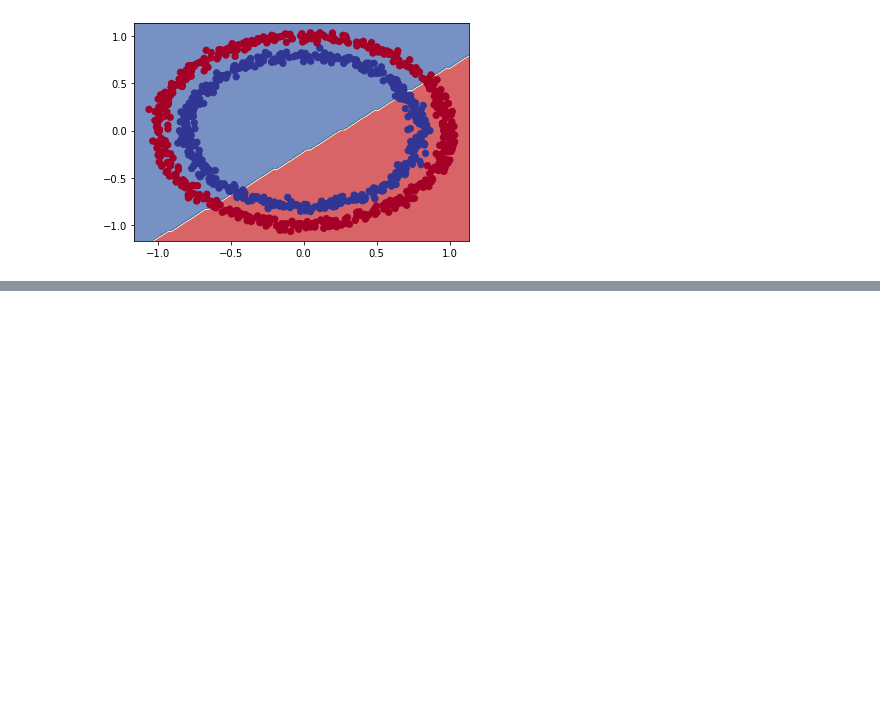
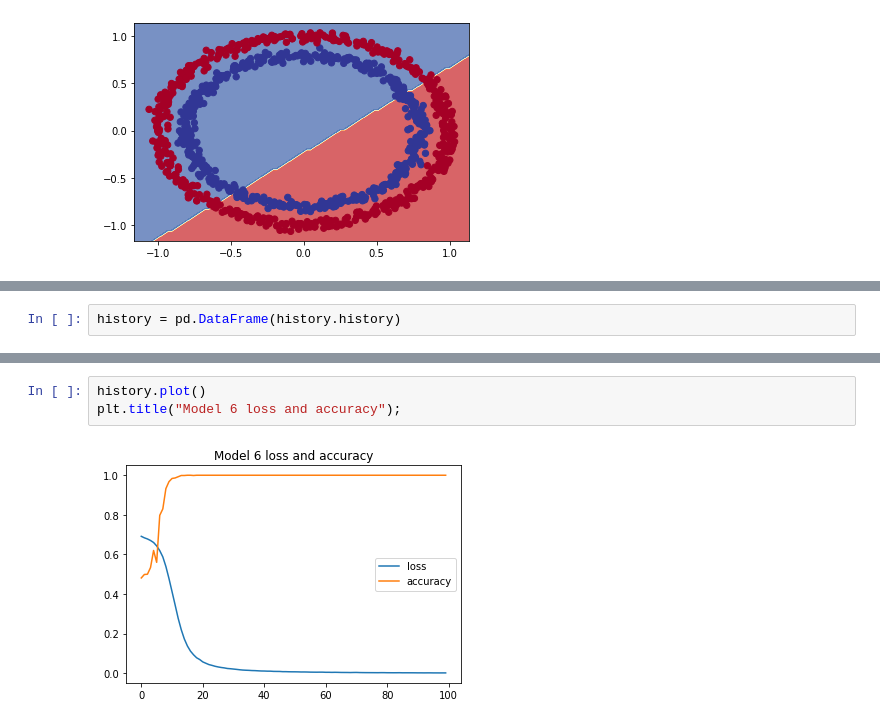
Before and after one commit to unaveenj/Tensorflow-and-Deeplearning-Refresher-, a Jupyter notebook: Tensorflow_Classfication_Problem.ipynb, the cells around one changed output, grey strips where cells are left out. Drawn from its saved outputs; the diff is of its cells as text; blank space fills up the shorter version.

```diff
--- a/Tensorflow_Classfication_Problem.ipynb
+++ b/Tensorflow_Classfication_Problem.ipynb
@@ -276,0 +397,2 @@ doing multiclass classification...
+# %%
+history = pd.DataFrame(history.history)
@@ -276,0 +415,5 @@ doing multiclass classification...
+# %%
+history.plot()
+plt.title("Model 6 loss and accuracy");
+# %% [output]
+[figure, added]
```
Also changed, not shown: parts of 23 cells of this notebook.
